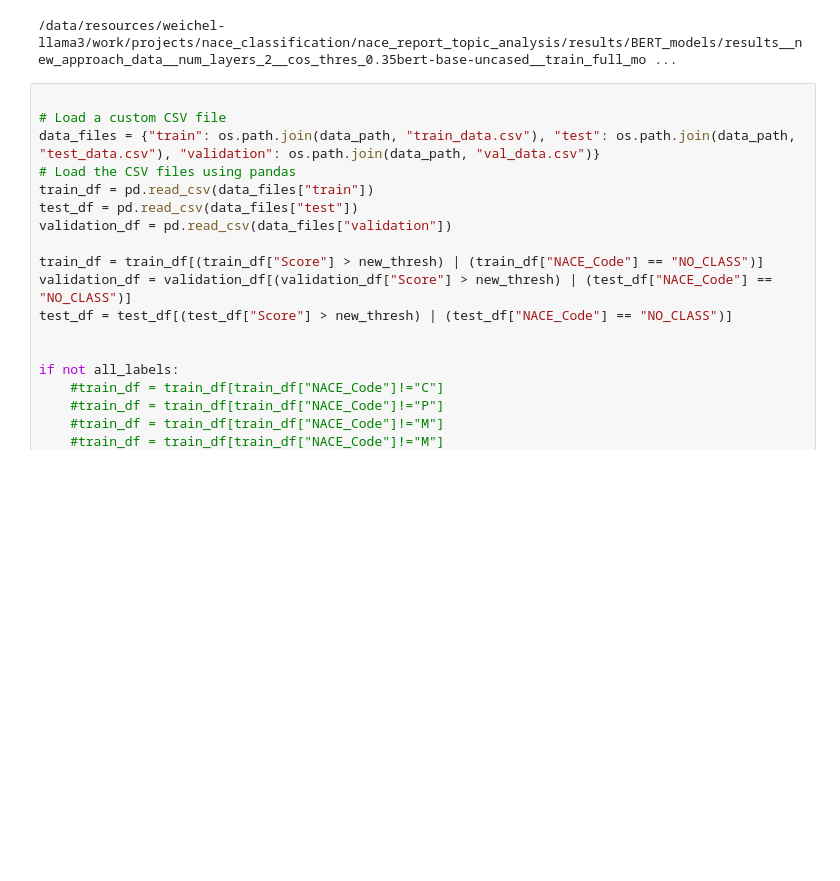
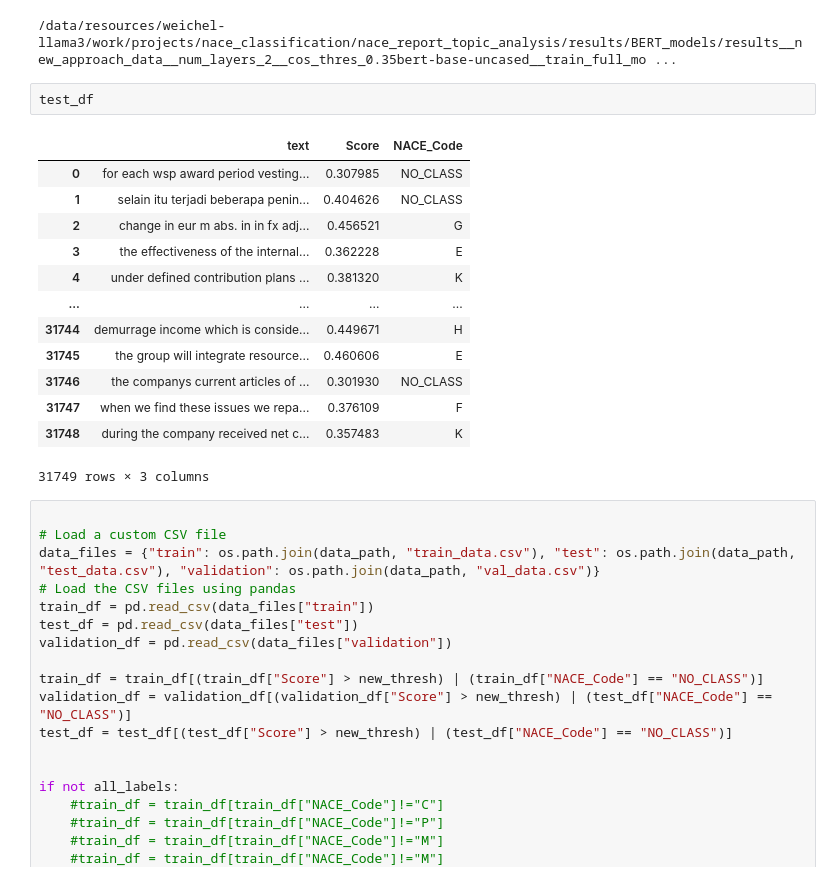
Before and after one commit to hendrikweichel/nace_report_topic_analysis, a Jupyter notebook: BERT_classifier/Train_BERT/BERT_Training_NO_class.ipynb, the cells around one changed output. Cells and saved outputs as stored; diff of their text form; blank space fills up the shorter version.

```diff
--- a/BERT_classifier/Train_BERT/BERT_Training_NO_class.ipynb
+++ b/BERT_classifier/Train_BERT/BERT_Training_NO_class.ipynb
@@ -67,6 +67,22 @@ os.makedirs(results_path, exist_ok = True)
 print(results_path)
 # %% [output]
 /data/resources/weichel-llama3/work/projects/nace_classification/nace_report_topic_analysis/results/BERT_models/results__new_approach_data__num_layers_2__cos_thres_0.35bert-base-uncased__train_full_mo ...
+# %%
+test_df
+# %% [output]
+|  | text | Score | NACE_Code |
+| 0 | for each wsp award period vesting... | 0.307985 | NO_CLASS |
+| 1 | selain itu terjadi beberapa penin... | 0.404626 | NO_CLASS |
+| 2 | change in eur m abs. in in fx adj... | 0.456521 | G |
+| 3 | the effectiveness of the internal... | 0.362228 | E |
+| 4 | under defined contribution plans ... | 0.381320 | K |
+| ... | ... | ... | ... |
+| 31744 | demurrage income which is conside... | 0.449671 | H |
+| 31745 | the group will integrate resource... | 0.460606 | E |
+| 31746 | the companys current articles of ... | 0.301930 | NO_CLASS |
+| 31747 | when we find these issues we repa... | 0.376109 | F |
+| 31748 | during the company received net c... | 0.357483 | K |
+31749 rows × 3 columns
 # %%
 
 # Load a custom CSV file
```
Also changed, not shown: 5 other files.
